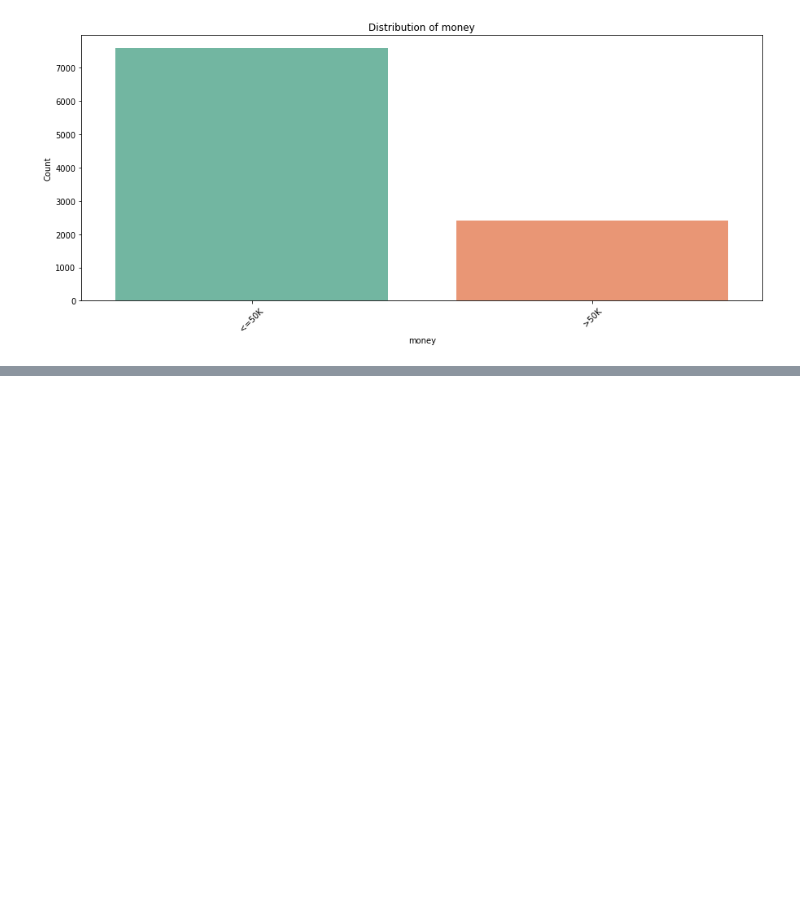
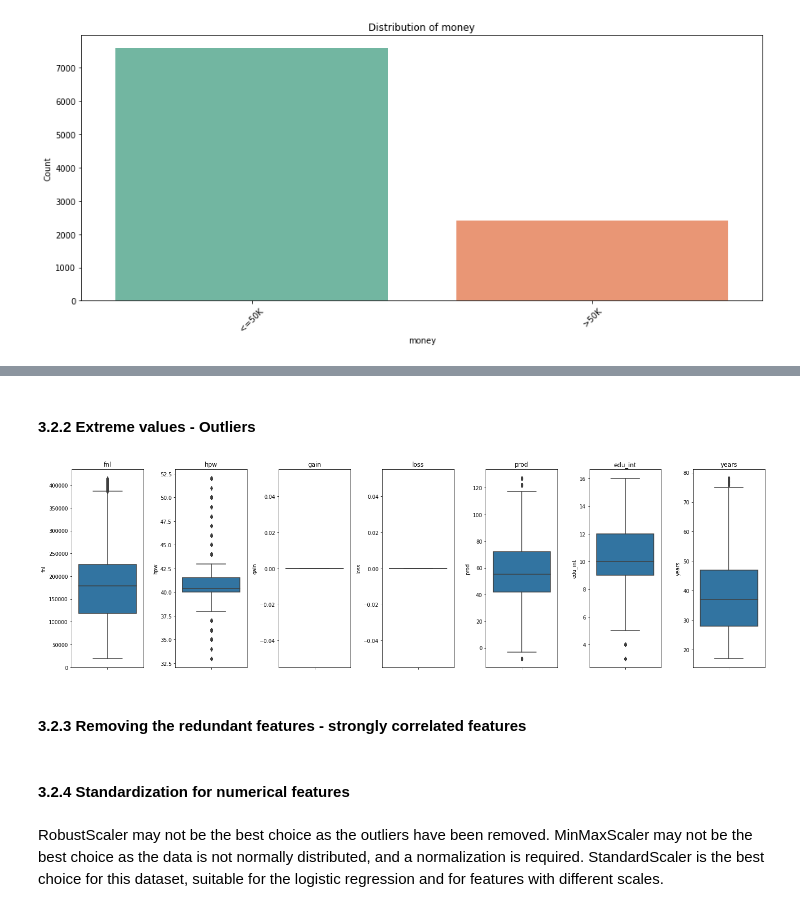
Before and after one commit to avramstefan/DS-Salary-AVC, a Jupyter notebook: main.ipynb, the cells around one changed output, grey strips where cells are left out. Drawn from its saved outputs; the diff is of its cells as text; code cells hidden in the pictures; blank space fills up the shorter version.

```diff
--- a/main.ipynb
+++ b/main.ipynb
@@ -118,8 +130,8 @@ pp.pprint(features)
 numerical_combined_stats_df = pd.DataFrame()
 
 for numerical_feature in features["numerical"]["attributes"] + features["ordinal"]["attributes"]:
-    statistics = df[numerical_feature].describe(percentiles=[0.25, 0.5, 0.75]).T
-    missing = df[numerical_feature].isnull().sum()
+    statistics = salary_df[numerical_feature].describe(percentiles=[0.25, 0.5, 0.75]).T
+    missing = salary_df[numerical_feature].isnull().sum()
 
     # Combine statistics and missing values
     stats_dict = {
@@ -220,7 +235,7 @@ display(categorical_combined_stats_df.style.format({
 # %%
 for feature in features["categorical"]["attributes"] + features["binary"]["attributes"]:
     plt.figure(figsize=(15, 6))
-    sns.countplot(data=df, x=feature, palette='Set2')
+    sns.countplot(data=salary_df, x=feature, palette='Set2')
     plt.title(f'Distribution of {feature}')
     plt.xlabel(feature)
     plt.ylabel('Count')
@@ -239,0 +291,37 @@ for feature in features["categorical"]["attributes"] + features["binary"]["attri
+# %%
+simple_imputer = SimpleImputer(missing_values=np.nan, strategy='mean')
+
+# Fill the missing values from hpw with mean value
+salary_df['hpw'] = simple_imputer.fit_transform(salary_df['hpw'].values.reshape(-1, 1))
+# %%
+# For gender, it is a wild guess to fill the missing values with the most common value, so we will drop the rows
+salary_df = salary_df.dropna(subset=["gender"])
+# %% [markdown]
+#### 3.2.2 Extreme values - Outliers
+# %%
+def outliers(df, feature):
+    Q_low = df[feature].quantile(0.25)
+    Q_high = df[feature].quantile(0.75)
+    IQR = Q_high - Q_low
+    upper_limit = Q_high + 1.5 * IQR
+    lower_limit = Q_low - 1.5 * IQR
+
+    # Use SimpleImputer to fill the outliers with the mean value
+    imputer = SimpleImputer(missing_values=np.nan, strategy='mean')
+
+    # Assign np.nan to the outliers
+    df.loc[(df[feature] < lower_limit) | (df[feature] > upper_limit), feature] = np.nan
+
+    # Fill the outliers with the mean value
+    df[feature] = imputer.fit_transform(df[feature].values.reshape(-1, 1))
+
+    return df
+
+for feature in features["numerical"]["attributes"] + features["ordinal"]["attributes"]:
+    salary_df = outliers(salary_df, feature)
+
+print_numerical_features_boxplots(salary_df, features["numerical"]["attributes"] + features["ordinal"]["attributes"])
+# %% [output]
+[figure, added]
+# %% [markdown]
+#### 3.2.3 Removing the redundant features - strongly correlated features
@@ -239,0 +351,6 @@ for feature in features["categorical"]["attributes"] + features["binary"]["attri
+# %% [markdown]
+#### 3.2.4 Standardization for numerical features
+# %% [markdown]
+RobustScaler may not be the best choice as the outliers have been removed.
+MinMaxScaler may not be the best choice as the data is not normally distributed, and a normalization is required.
+StandardScaler is the best choice for this dataset, suitable for the logistic regression and for features with different scales.
```
Also changed, not shown: parts of 18 cells of this notebook.
